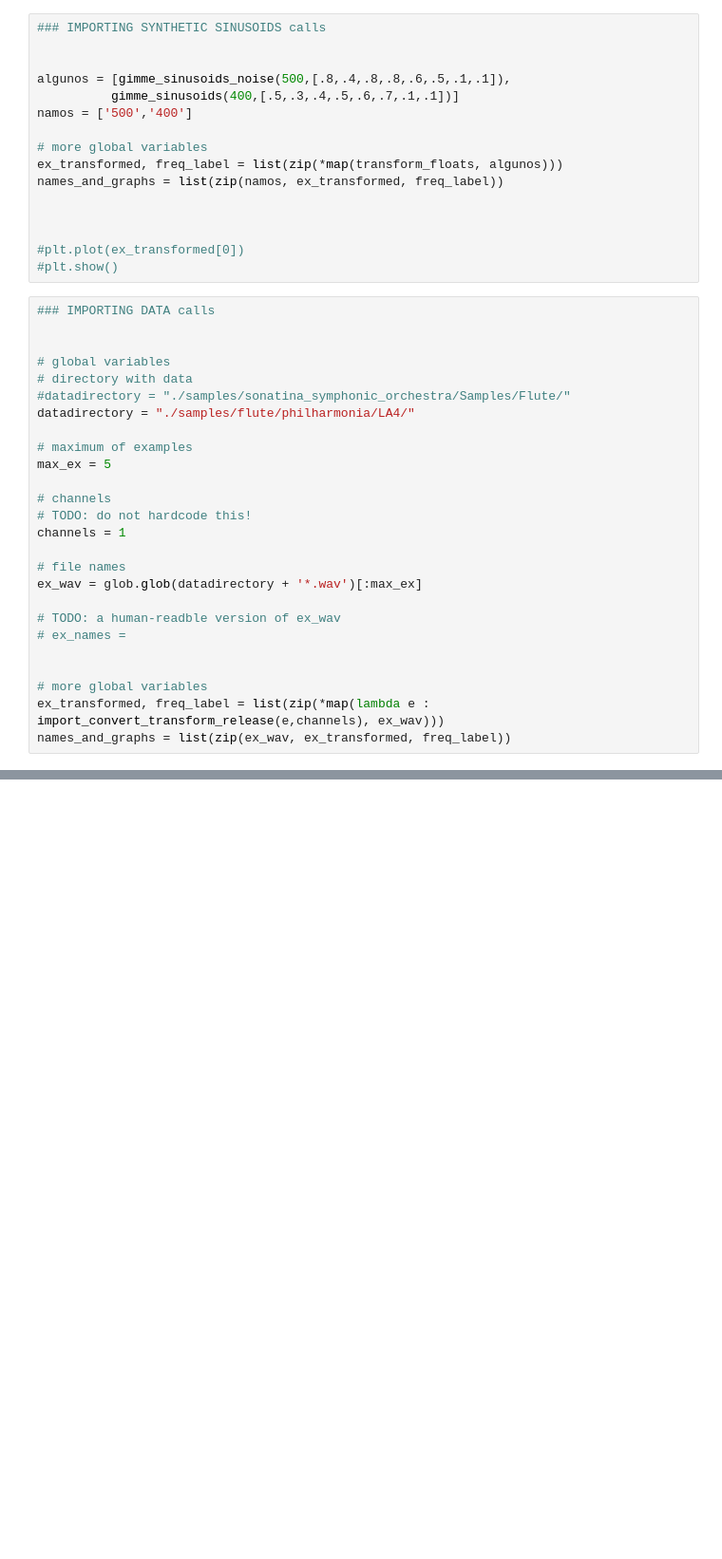
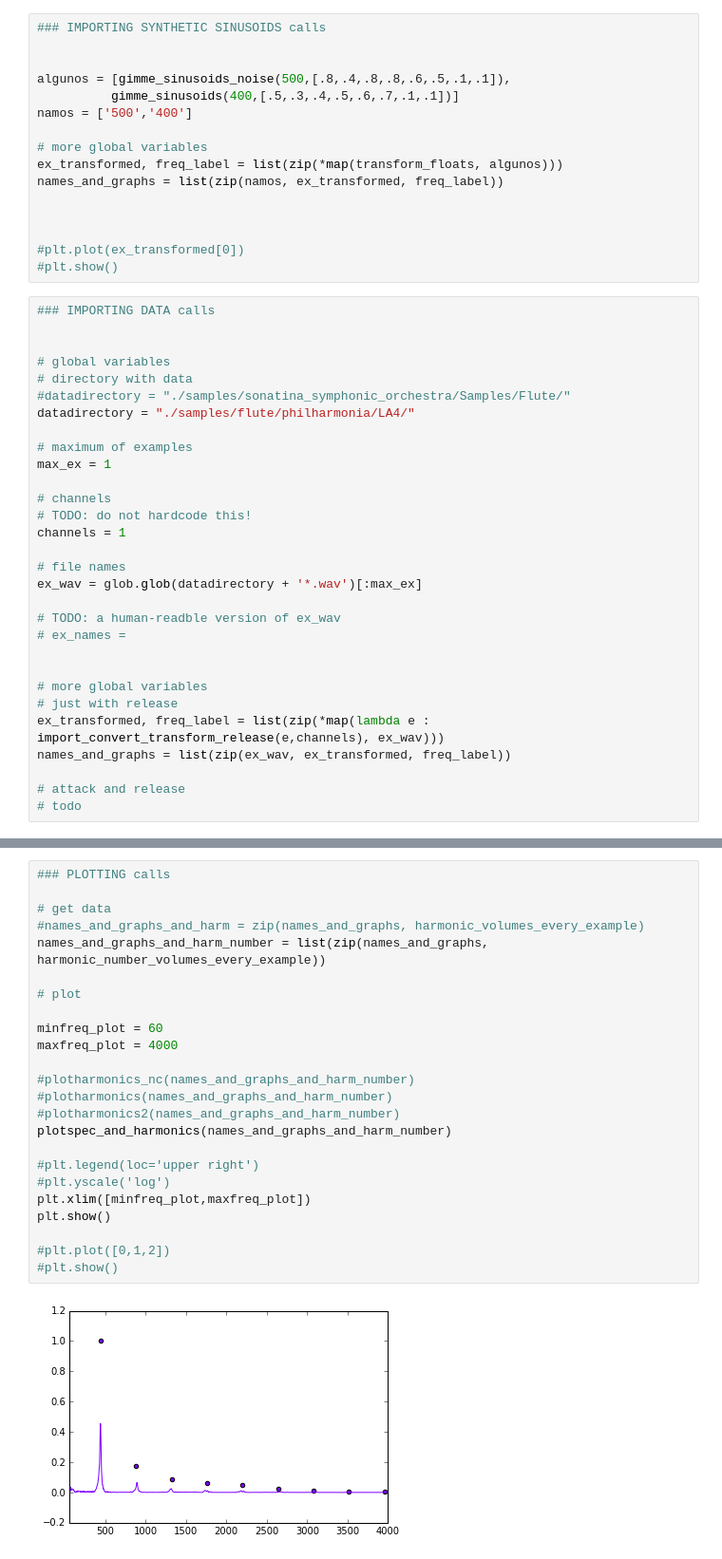
Before and after one commit to LuisScoccola/instruments_recognition, a Jupyter notebook: investigating_data.ipynb, the cells around one changed output, grey strips where cells are left out. Shown at 95% size. Drawn from its saved outputs; the diff is of its cells as text; blank space fills up the shorter version.

```diff
--- a/investigating_data.ipynb
+++ b/investigating_data.ipynb
@@ -29,7 +31,7 @@ names_and_graphs = list(zip(namos, ex_transformed, freq_label))
 datadirectory = "./samples/flute/philharmonia/LA4/"
 
 # maximum of examples
-max_ex = 5
+max_ex = 1
 
 # channels
 # TODO: do not hardcode this!
@@ -43,5 +45,9 @@ ex_wav = glob.glob(datadirectory + '*.wav')[:max_ex]
 
 
 # more global variables
+# just with release
 ex_transformed, freq_label = list(zip(*map(lambda e : import_convert_transform_release(e,channels), ex_wav)))
 names_and_graphs = list(zip(ex_wav, ex_transformed, freq_label))
+
+# attack and release
+# todo
@@ -47,0 +62,26 @@ names_and_graphs = list(zip(ex_wav, ex_transformed, freq_label))
+# %%
+### PLOTTING calls
+
+# get data
+#names_and_graphs_and_harm = zip(names_and_graphs, harmonic_volumes_every_example)
+names_and_graphs_and_harm_number = list(zip(names_and_graphs, harmonic_number_volumes_every_example))
+
+# plot
+
+minfreq_plot = 60
+maxfreq_plot = 4000
+
+#plotharmonics_nc(names_and_graphs_and_harm_number)
+#plotharmonics(names_and_graphs_and_harm_number)
+#plotharmonics2(names_and_graphs_and_harm_number)
+plotspec_and_harmonics(names_and_graphs_and_harm_number)
+
+#plt.legend(loc='upper right')
+#plt.yscale('log')
+plt.xlim([minfreq_plot,maxfreq_plot])
+plt.show()
+
+#plt.plot([0,1,2])
+#plt.show()
+# %% [output]
+[figure, added]
```
Also changed, not shown: parts of 7 cells of this notebook, 4 other files.
